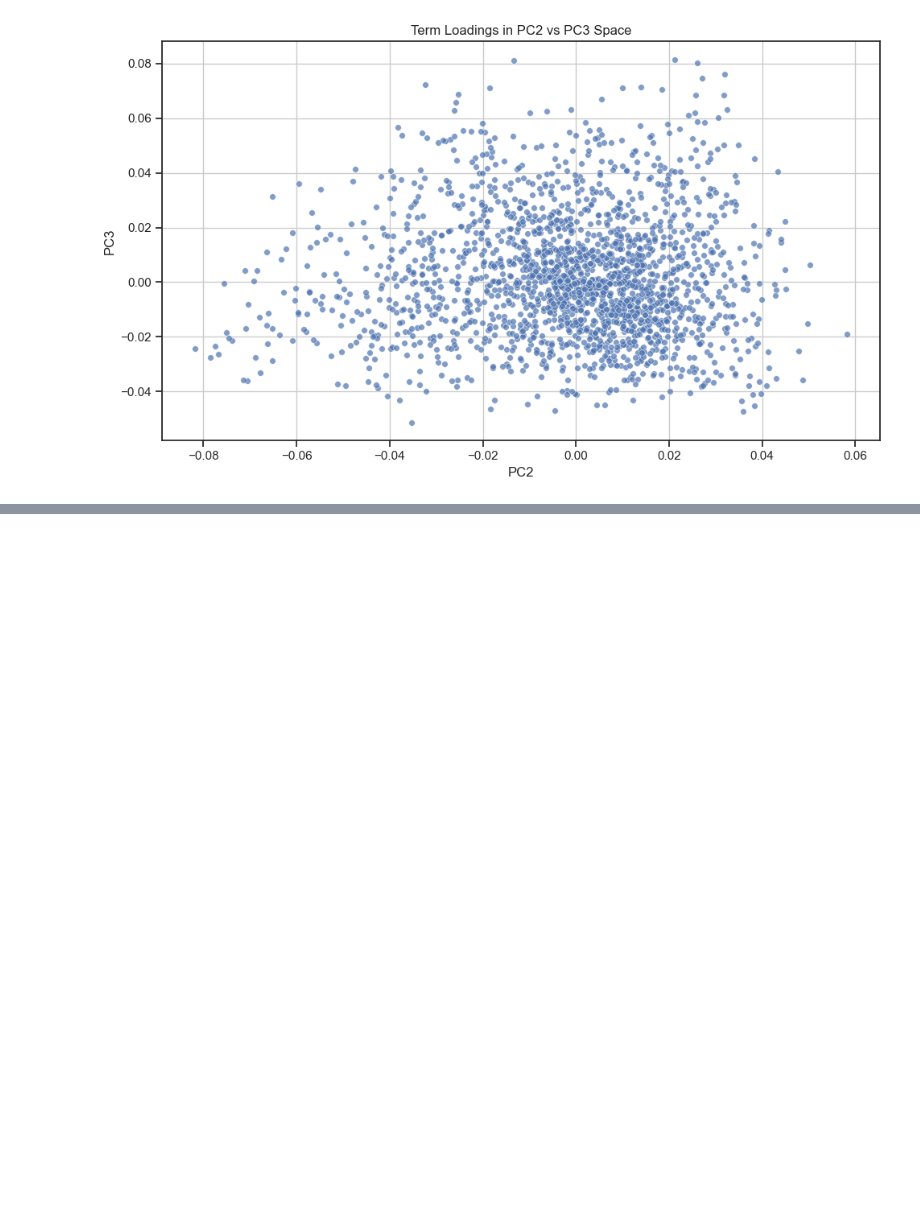
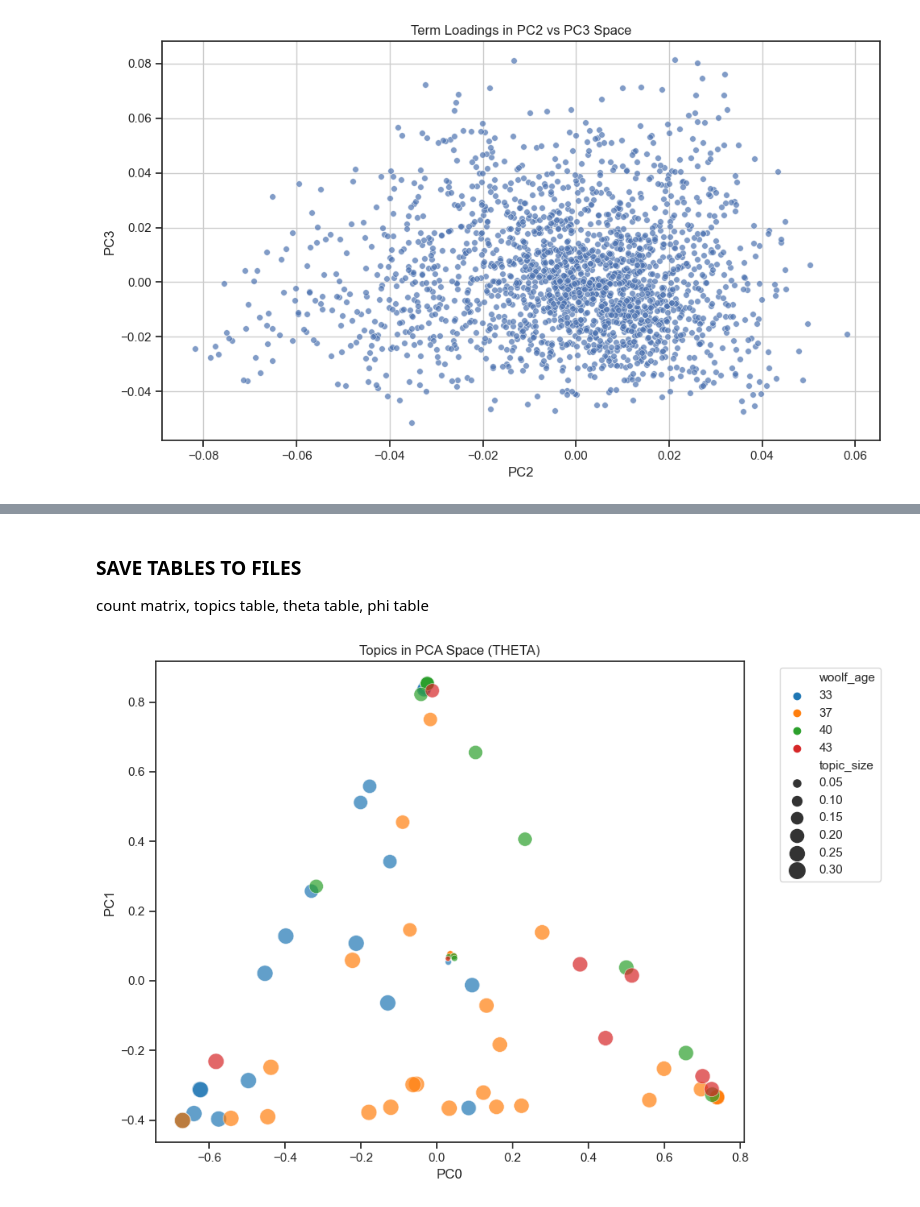
Before and after one commit to sqr8ap/DS5001-2025-01-R, a Jupyter notebook: final_project/Models.ipynb, the cells around one changed output, grey strips where cells are left out. Drawn from its saved outputs; the diff is of its cells as text; code cells hidden in the pictures; blank space fills up the shorter version.

```diff
--- a/final_project/Models.ipynb
+++ b/final_project/Models.ipynb
@@ -286,0 +359,4 @@ plt.show()
+# %%
+lda_engine = LDA(n_components=n_components, max_iter=max_iter, learning_offset=learning_offset, random_state=random_state)
+# %%
+TNAMES_chap = [f"T{str(x).zfill(len(str(n_components)))}" for x in range(n_components)]
@@ -286,0 +440,4 @@ plt.show()
+# %% [markdown]
+### SAVE TABLES TO FILES
+
+count matrix, topics table, theta table, phi table
@@ -286,0 +449,43 @@ plt.show()
+# %%
+# Apply PCA to THETA: using sklearn PCA here
+
+from sklearn.decomposition import PCA
+
+# Apply PCA to THETA
+pca = PCA(n_components=5)
+theta_pca = pca.fit_transform(THETA_chap)
+
+# Create a DataFrame for plotting
+THETA_PCA = pd.DataFrame(theta_pca, index=THETA_chap.index, columns=['PC0', 'PC1', 'PC2', 'PC3', 'PC4'])
+# %%
+# Compute mean topic weights across documents
+topic_weights = THETA_chap.mean(axis=0)
+
+# Get topic assignment per document (most likely topic)
+THETA_chap['top_topic'] = THETA_chap.idxmax(axis=1)
+
+# Merge with LIB metadata
+THETA_PCA = THETA_PCA.join(THETA_chap['top_topic'])
+THETA_PCA = THETA_PCA.reset_index().merge(LIB.reset_index(), on='book_id')
+# %%
+# Merge size back to THETA_PCA
+THETA_PCA['topic_size'] = THETA_PCA['top_topic'].map(topic_weights)
+
+# Scatter plot
+plt.figure(figsize=(10, 7))
+sns.scatterplot(
+    data=THETA_PCA,
+    x='PC0',
+    y='PC1',
+    hue='woolf_age',
+    size='topic_size',
+    sizes=(20, 200),
+    alpha=0.7,
+    palette='tab10')
+plt.title('Topics in PCA Space (THETA)')
+plt.legend(bbox_to_anchor=(1.05, 1), loc='upper left')
+plt.tight_layout()
+plt.savefig("lda_pca.png", dpi=300)
+plt.show()
+# %% [output]
+[figure, added]
```
Also changed, not shown: parts of 18 cells of this notebook, 1 other file.
